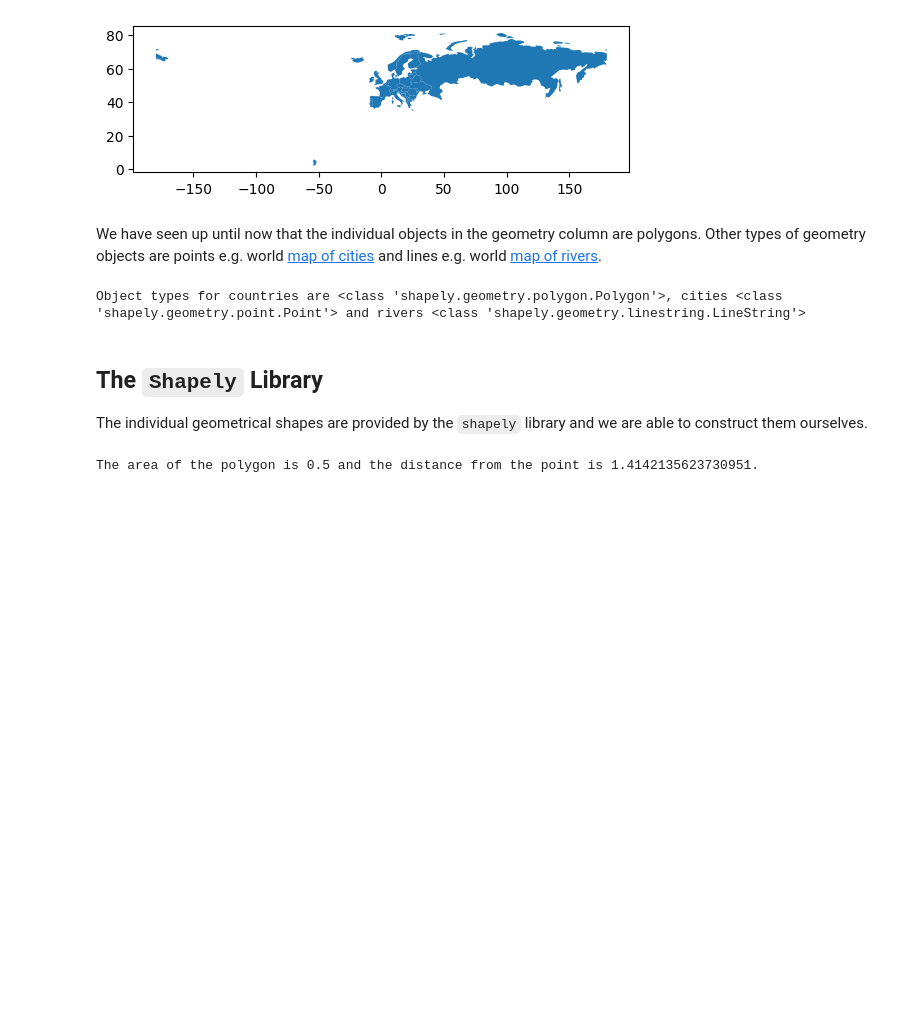
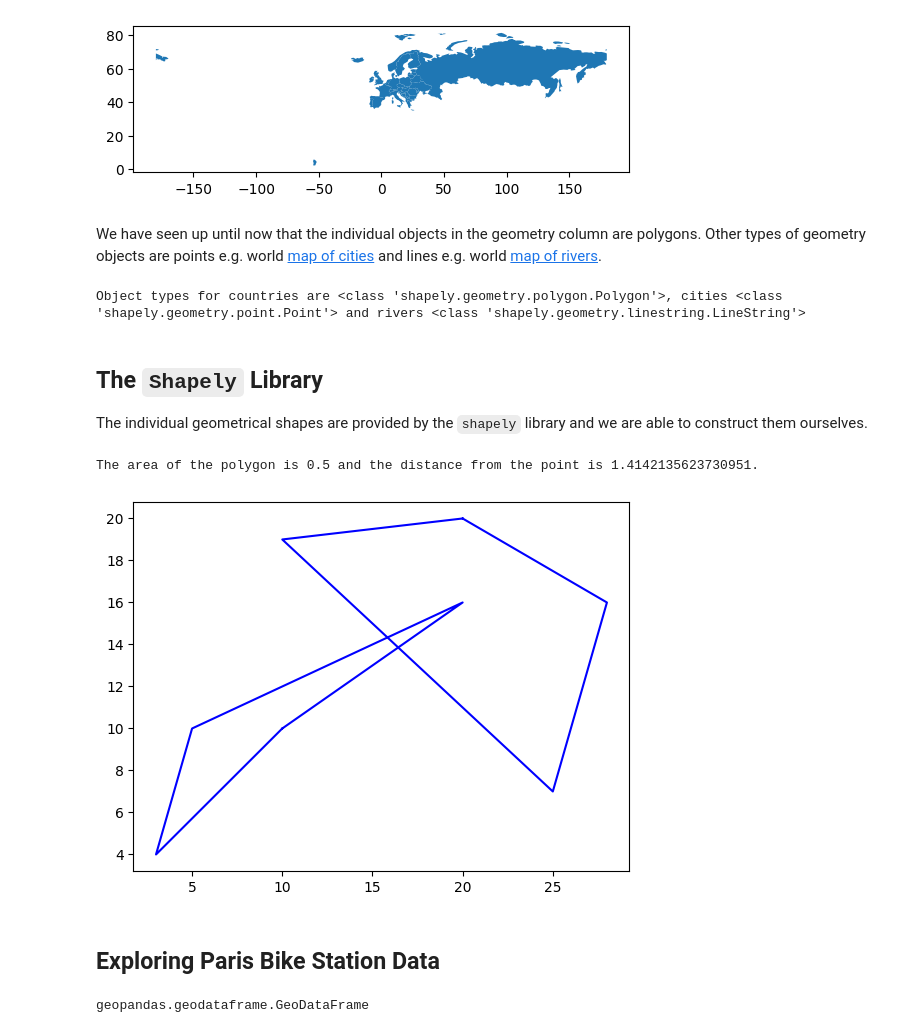
Before and after one commit to liljafreja/geopython, a Jupyter notebook: intro_geospatial_data.ipynb, the cells around one changed output. Cells and saved outputs as stored; diff of their text form; code cells hidden in the pictures; blank space fills up the shorter version.

```diff
--- a/intro_geospatial_data.ipynb
+++ b/intro_geospatial_data.ipynb
@@ -79,3 +79,21 @@ line = LineString([(0, 0, 0), (0, 0, 1)])
 print(f"The area of the polygon is {polygon.area} and the distance from the point is {polygon.distance(point)}.")
 # %% [output]
 The area of the polygon is 0.5 and the distance from the point is 1.4142135623730951.
+# %%
+from shapely.geometry import MultiPolygon
+import matplotlib.pyplot as plt
+fig, ax = plt.subplots()
+
+poly_1 = Polygon([(10, 10), (20, 16), (5, 10), (3, 4)])
+poly_2 = Polygon([(20, 20), (28, 16), (25, 7), (10, 19)])
+polygons = MultiPolygon([poly_1, poly_2])
+
+for poly in polygons.geoms:
+    xe, ye = poly.exterior.xy
+    ax.plot(xe, ye, color="blue")
+
+plt.show()
+# %% [output]
+[figure, added]
+# %% [markdown]
+## Exploring Paris Bike Station Data
@@ -81,0 +102,4 @@ The area of the polygon is 0.5 and the distance from the point is 1.414213562373
+# %%
+type(stations)
+# %% [output]
+geopandas.geodataframe.GeoDataFrame
```
Also changed, not shown: parts of 21 cells of this notebook.
